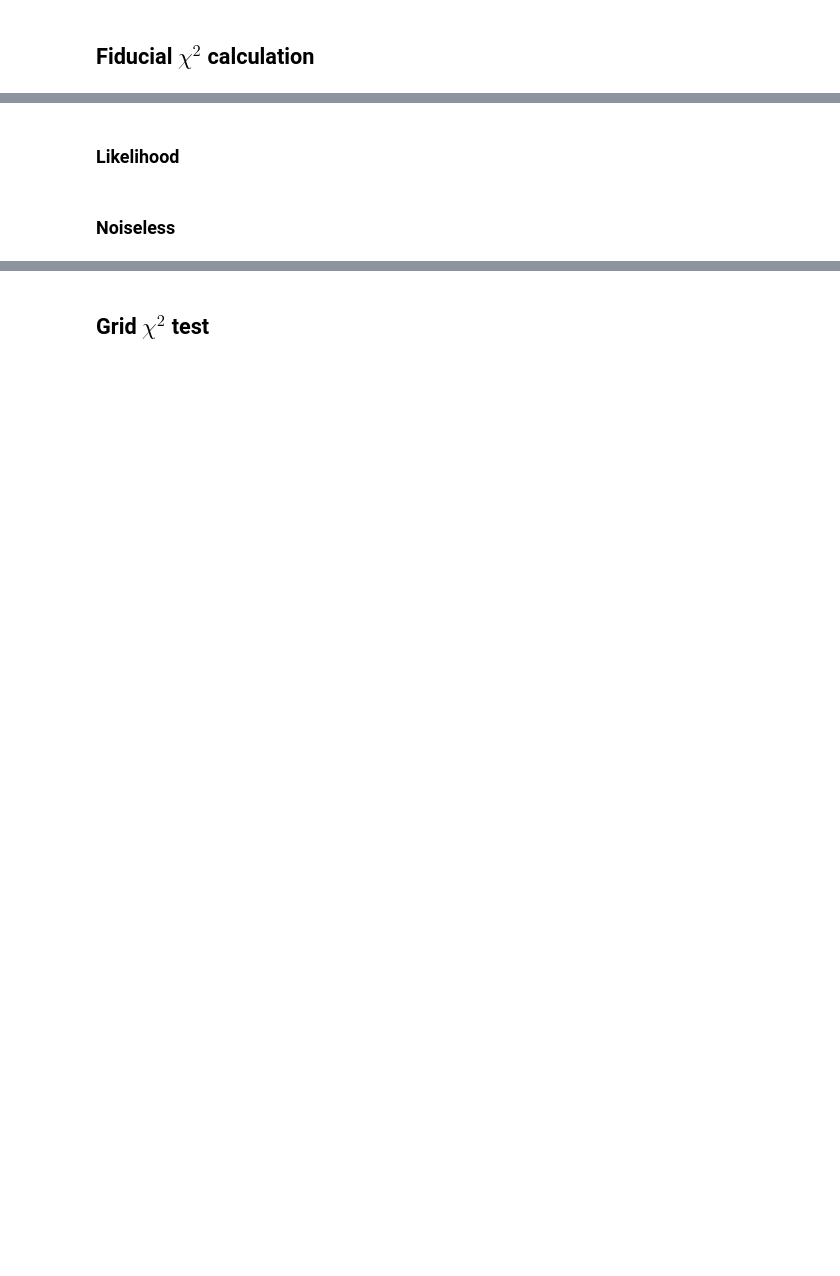
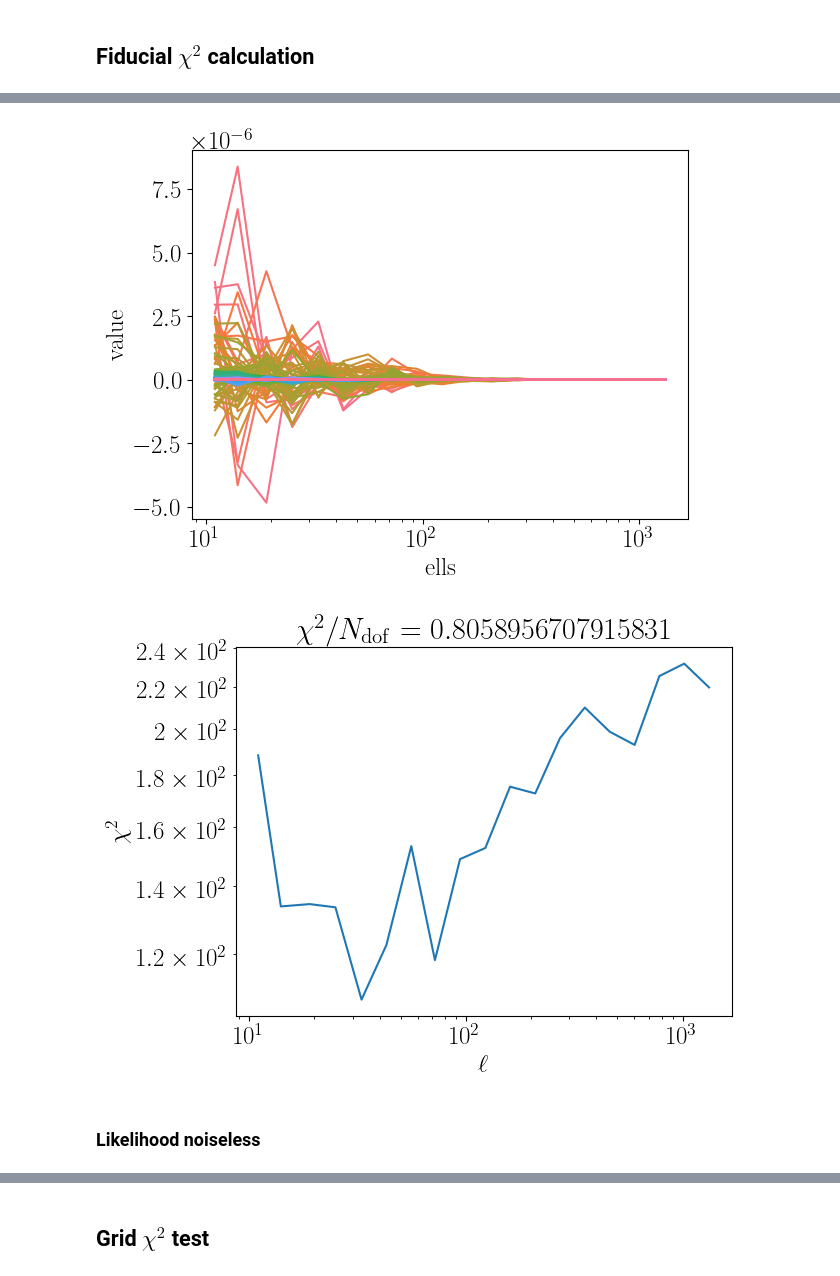
Before and after one commit to chiaradeleo1/GWXLSS, a Jupyter notebook: mock_maker.ipynb, the cells around one changed output, grey strips where cells are left out. Cells and saved outputs as stored; diff of their text form; code cells hidden in the pictures; blank space fills up the shorter version.

```diff
--- a/mock_maker.ipynb
+++ b/mock_maker.ipynb
@@ -245,2 +271,26 @@ for ind,ell in enumerate(mock.fiducial_obs['ells']):
 # %% [markdown]
 ## Fiducial $\chi^2$ calculation
+# %%
+from bios import read
+
+myfid = deepcopy(mock.fiducial)
+
+baseline = read('settings/LCDM_3x2pt_nautilus.yaml')
+del baseline['output']
+baseline['likelihood']['LSS']['external']   = LSSlike
+baseline['likelihood']['LSS']['data_path']  = mock_path
+baseline['likelihood']['LSS']['debug_mode'] = True
+if 'GWC' in observables:
+    for ind in range(4):
+        baseline['params']['b{}_poly_GW'.format(ind)] = baseline['params']['b{}_poly'.format(ind)]
+
+free_pars = [par for par,val in baseline['params'].items() if type(val)==dict and 'prior' in val.keys()]
+
+eval_dict = {}
+for par,val in myfid.items():
+    if par not in free_pars:
+        baseline['params'][par] = val
+    else:
+        eval_dict[par] = val
+
+baseline['sampler'] = {'evaluate': {'override': eval_dict}}
@@ -249,15 +334,31 @@ for ind,ell in enumerate(mock.fiducial_obs['ells']):
 # %%
 chi2 = []
+dof = 0
+
+diff_ell = []
 for ind,ell in enumerate(mock.fiducial_obs['ells']):
-    diffvec = mock.mock_data['noiseless'].iloc[ind][mock.all_cols].values-mock.mock_data['noisy'].iloc[ind][mock.all_cols].values
+    diffvec = mytest.iloc[ind][mock.all_cols].values-mock.mock_data['noisy'].iloc[ind][mock.all_cols].values
     chi2.append(np.dot(diffvec,np.dot(np.linalg.inv(mock.mock_data['covmat_dict'][str(ell)]),diffvec)))#/len(mock.all_cols))
+    dof += len(mock.all_cols)
+    df = pd.DataFrame({'ells': ell}|{col: mock.mock_data['noiseless'].iloc[ind][col]-mock.mock_data['noisy'].iloc[ind][col]
+                                     for col in mock.all_cols},index=[0])
+    diff_ell.append(df)
 
 plt.figure()
+plot_df = pd.concat(diff_ell,ignore_index=True)
+plot_df = pd.melt(plot_df,id_vars=['ells'],value_vars=mock.all_cols,var_name='Bin',value_name='value')
+sb.lineplot(plot_df,x='ells',y='value',hue='Bin',legend=0)
+plt.xscale('log')
+
+plt.figure()
+plt.title(r'$\chi^2/N_{{\rm dof}}={}$'.format(sum(chi2)/dof))
 plt.plot(mock.fiducial_obs['ells'],chi2)
-#plt.axhline(y=1,ls=':',color='black')
 plt.xscale('log')
 plt.yscale('log')
 plt.xlabel(r'$\ell$')
 plt.ylabel(r'$\chi^2$');
+# %% [output]
+[figure, added]
+[figure, added]
 # %% [markdown]
-### Likelihood
+### Likelihood noiseless
@@ -284,5 +365,3 @@ baseline['sampler'] = {'evaluate': {'override': eval_dict}}
-# %% [markdown]
-### Noiseless
 # %%
 baseline['likelihood']['LSS']['use_noiseless_cls'] = True
 updated_info,sampler = run(baseline)
```
Also changed, not shown: parts of 19 cells of this notebook, 2 other files.
